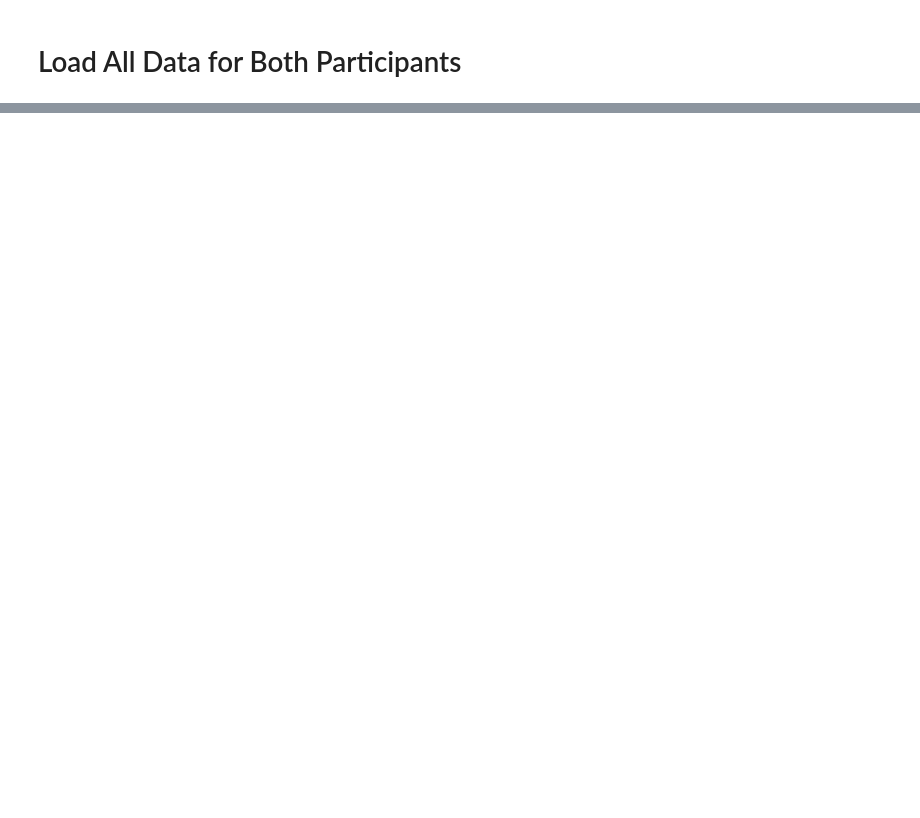
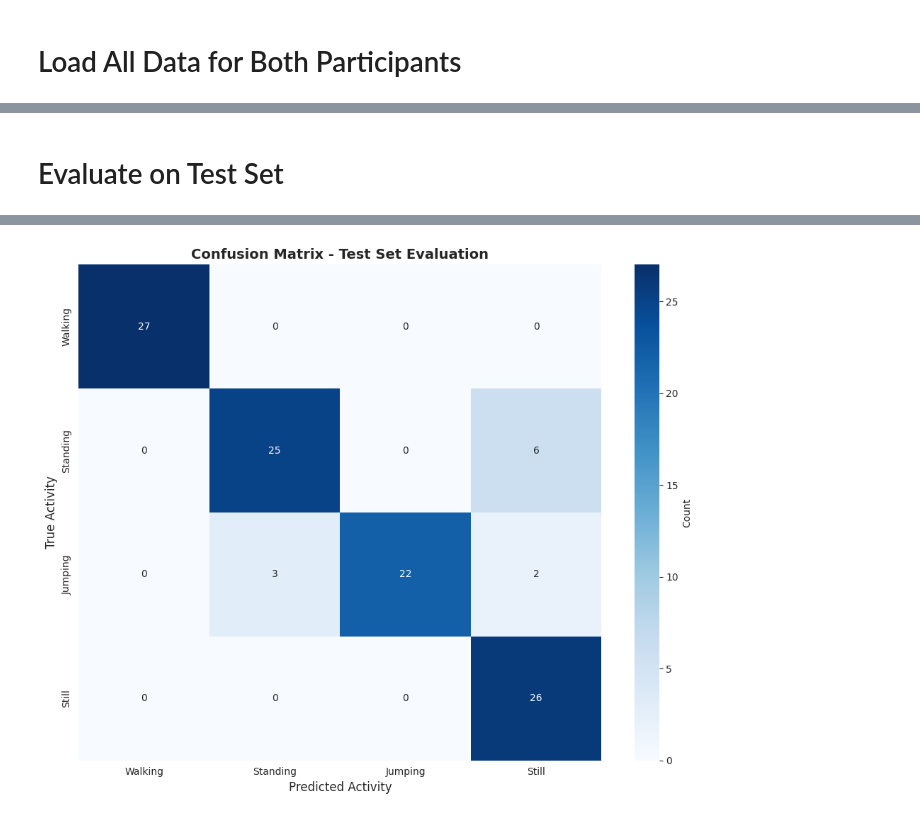
Before and after one commit to ngabo-dev/formative2-hmm_group1, a Jupyter notebook: HMM_group1.ipynb, the cells around one changed output, grey strips where cells are left out. Cells and saved outputs as stored; diff of their text form; code cells hidden in the pictures; blank space fills up the shorter version.

```diff
--- a/HMM_group1.ipynb
+++ b/HMM_group1.ipynb
@@ -666,0 +942,71 @@ Train samples: 658, Test samples: 565
+# %% [markdown]
+ # Evaluate on Test Set
+# %%
+print("\n" + "="*70)
+print("STEP 10: MODEL EVALUATION ON TEST SET")
+print("="*70)
+
+# Predict on test set
+print("\n🔍 Decoding test sequences with Viterbi algorithm...")
+y_pred, viterbi_prob = hmm_model.viterbi(X_test_scaled)
+
+# Calculate metrics
+accuracy = accuracy_score(y_test, y_pred)
+conf_matrix = confusion_matrix(y_test, y_pred)
+
+print(f"\n✅ Prediction complete")
+print(f"   Overall Accuracy: {accuracy:.4f} ({accuracy*100:.2f}%)")
+
+# Calculate per-class metrics
+print("\n" + "="*70)
+print("PER-ACTIVITY PERFORMANCE METRICS")
+print("="*70)
+
+results_table = []
+for i, activity in enumerate(activity_labels):
+    tp = conf_matrix[i, i]
+    fn = np.sum(conf_matrix[i, :]) - tp
+    fp = np.sum(conf_matrix[:, i]) - tp
+    tn = np.sum(conf_matrix) - tp - fn - fp
+
+    sensitivity = tp / (tp + fn) if (tp + fn) > 0 else 0
+    specificity = tn / (tn + fp) if (tn + fp) > 0 else 0
+    n_samples = np.sum(conf_matrix[i, :])
+
+    results_table.append({
+        'State (Activity)': activity,
+        'Number of Samples': n_samples,
+        'Sensitivity': f"{sensitivity:.4f}",
+        'Specificity': f"{specificity:.4f}",
+        'Overall Accuracy': f"{accuracy:.4f}"
+    })
+
+    print(f"\n{activity}:")
+    print(f"   Samples: {n_samples}")
+    print(f"   Sensitivity (Recall): {sensitivity:.4f}")
+    print(f"   Specificity: {specificity:.4f}")
+
+results_df = pd.DataFrame(results_table)
+print("\n" + "="*70)
+print("EVALUATION RESULTS TABLE")
+print("="*70)
+print(results_df.to_string(index=False))
+
+# Confusion Matrix Visualization
+plt.figure(figsize=(10, 8))
+sns.heatmap(conf_matrix, annot=True, fmt='d', cmap='Blues',
+            xticklabels=activity_labels, yticklabels=activity_labels,
+            cbar_kws={'label': 'Count'})
+plt.title('Confusion Matrix - Test Set Evaluation', fontsize=14, fontweight='bold')
+plt.ylabel('True Activity', fontsize=12)
+plt.xlabel('Predicted Activity', fontsize=12)
+plt.tight_layout()
+plt.savefig('confusion_matrix.png', dpi=300, bbox_inches='tight')
+plt.show()
+
+# Detailed classification report
+print("\n" + "="*70)
+print("DETAILED CLASSIFICATION REPORT")
+print("="*70)
+print(classification_report(y_test, y_pred, target_names=activity_labels, digits=4))
+# %% [output]
@@ -666,0 +1030 @@ Train samples: 658, Test samples: 565
+[figure, added]
```
Also changed, not shown: parts of 33 cells of this notebook.
